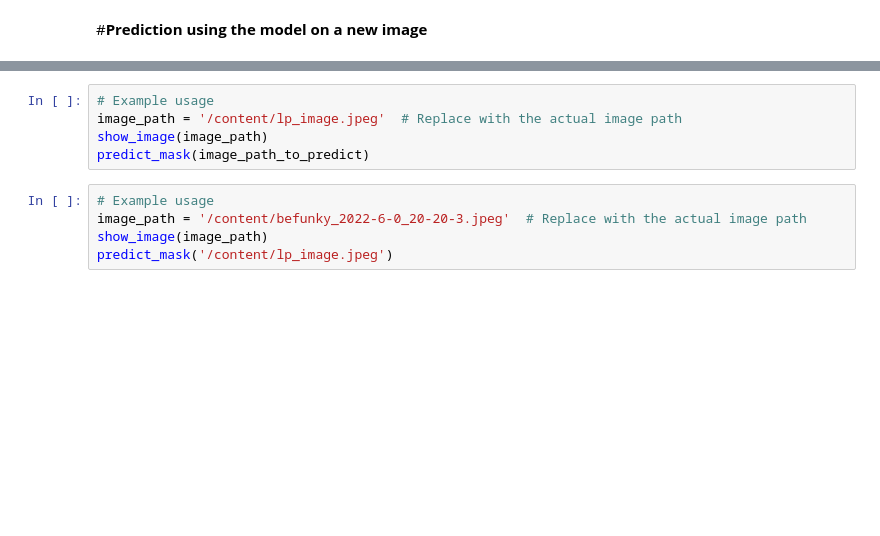
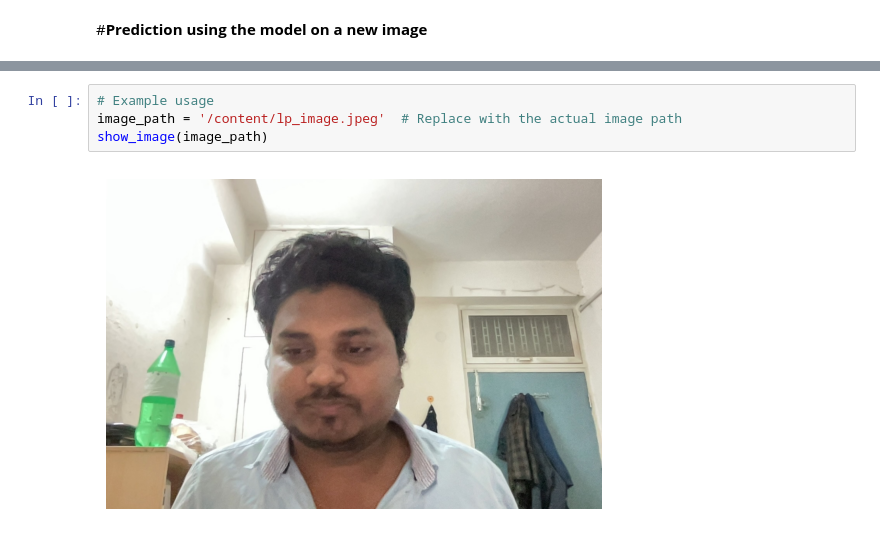
Before and after one commit to adarshkumar6341/human-masked-or-not, a Jupyter notebook: masked_or_not.ipynb, the cells around one changed output, grey strips where cells are left out. Saved outputs shown, nothing was run; the diff lists cells and outputs as text; blank space fills up the shorter version.

```diff
--- a/masked_or_not.ipynb
+++ b/masked_or_not.ipynb
@@ -207,10 +302,6 @@ def show_image(image_path):
 # %%
 # Example usage
 image_path = '/content/lp_image.jpeg'  # Replace with the actual image path
 show_image(image_path)
-predict_mask(image_path_to_predict)
+# %% [output]
+[figure, added]
-# %%
-# Example usage
-image_path = '/content/befunky_2022-6-0_20-20-3.jpeg'  # Replace with the actual image path
-show_image(image_path)
-predict_mask('/content/lp_image.jpeg')
```
Also changed, not shown: parts of 18 cells of this notebook.
